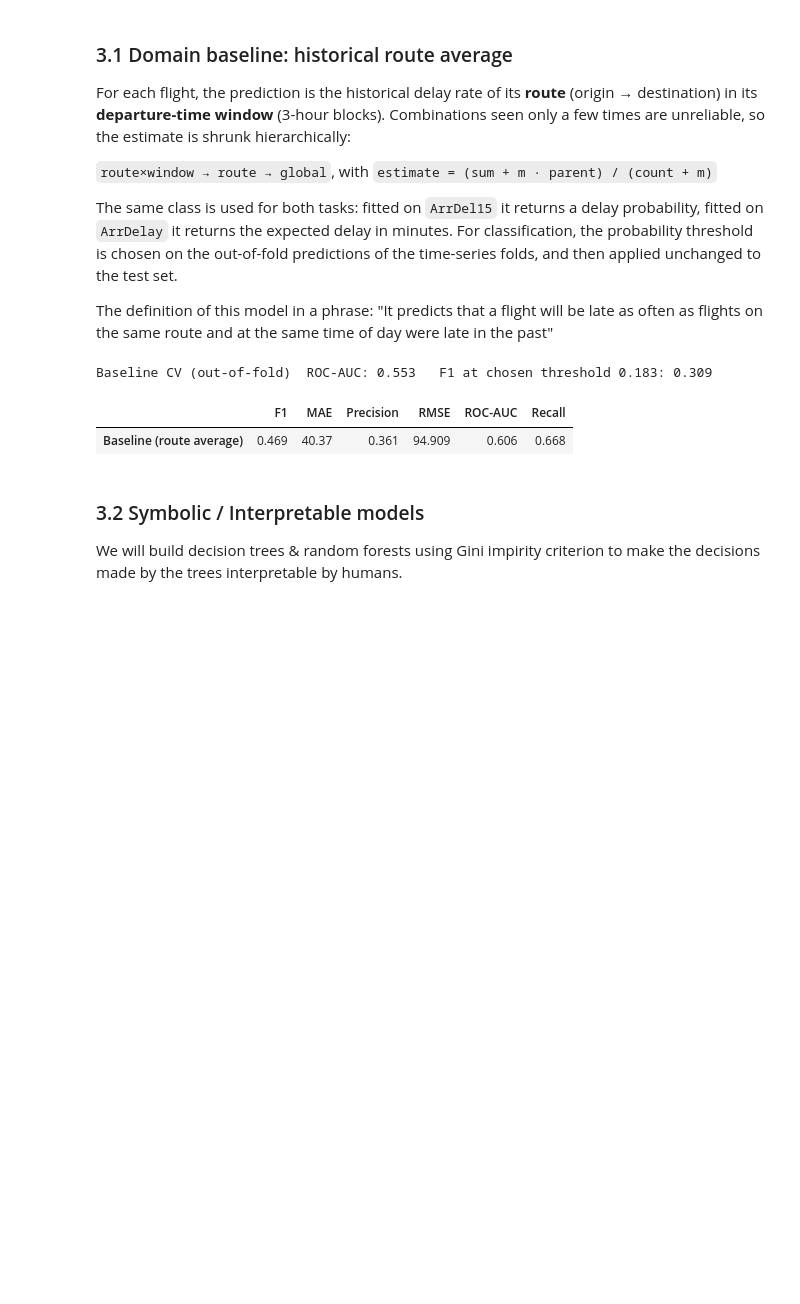
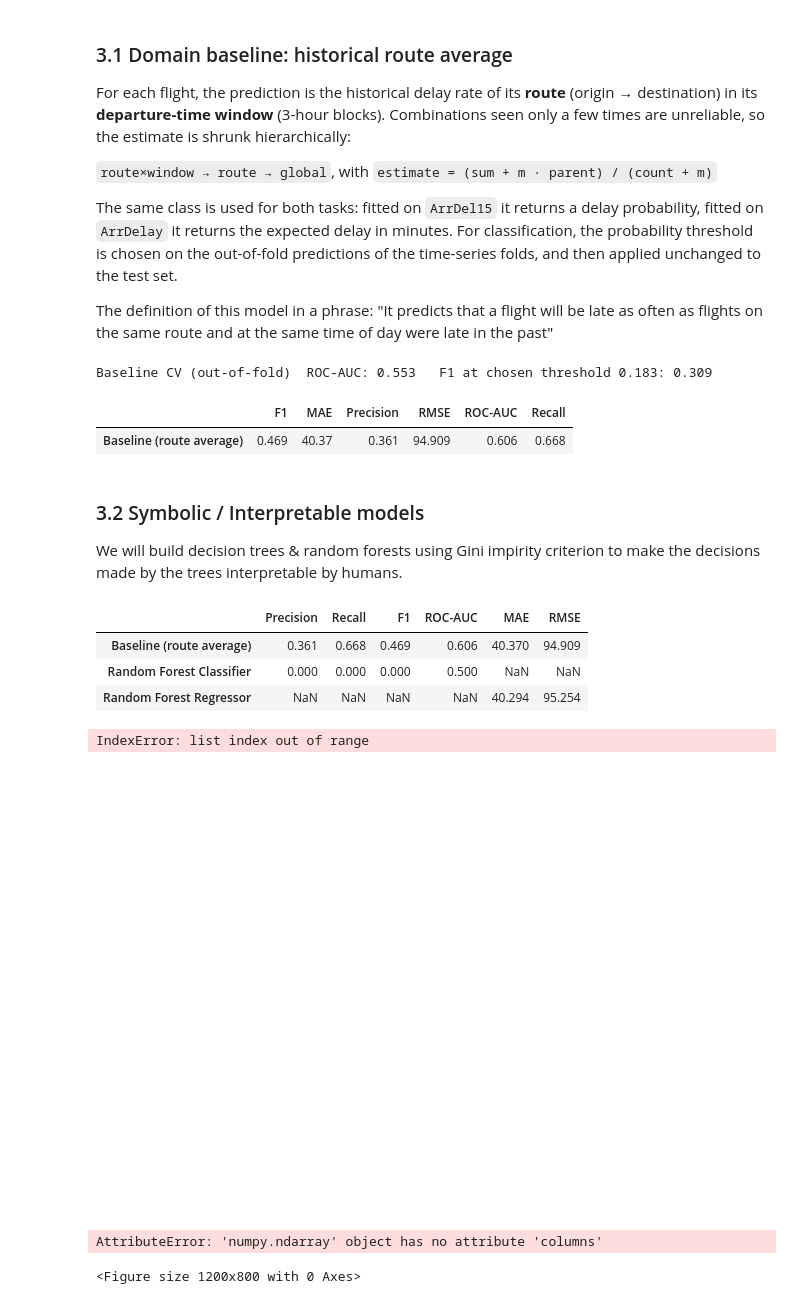
Before and after one commit to Ivangb-626/Data-mining, a Jupyter notebook: flight_prediction.ipynb, the cells around one changed output. Saved outputs shown, nothing was run; the diff lists cells and outputs as text; code cells hidden in the pictures; blank space fills up the shorter version.

```diff
--- a/flight_prediction.ipynb
+++ b/flight_prediction.ipynb
@@ -486,3 +475,60 @@ Baseline CV (out-of-fold)  ROC-AUC: 0.553   F1 at chosen threshold 0.183: 0.309
 ### 3.2 Symbolic / Interpretable models
 
 We will build decision trees & random forests using Gini impirity criterion to make the decisions made by the trees interpretable by humans.
+# %%
+from sklearn.ensemble import RandomForestClassifier, RandomForestRegressor
+
+MAX_DEPTH = 2
+# Criterion is set at default for 'gini'
+rf_clf = RandomForestClassifier(max_depth=MAX_DEPTH, random_state=42)
+rf_clf.fit(X_train, y_train_cls)
+
+# Criterion is set af default for 'squared error'
+rf_reg = RandomForestRegressor(max_depth=MAX_DEPTH, random_state=42)
+rf_reg.fit(X_train,y_train_reg)
+
+results["Random Forest Classifier"] = classification_scores(
+    y_test_cls, rf_clf.predict(X_test), thr
+)
+
+results["Random Forest Regressor"] = regression_scores(
+    y_test_reg, rf_reg.predict(X_test)
+)
+pd.DataFrame(results).T.round(3)
+# %% [output]
+|  | Precision | Recall | F1 | ROC-AUC | MAE | RMSE |
+| Baseline (route average) | 0.361 | 0.668 | 0.469 | 0.606 | 40.370 | 94.909 |
+| Random Forest Classifier | 0.000 | 0.000 | 0.000 | 0.500 | NaN | NaN |
+| Random Forest Regressor | NaN | NaN | NaN | NaN | 40.294 | 95.254 |
+# %%
+import  matplotlib.pyplot as plt
+from sklearn.tree import plot_tree
+
+plt.figure(figsize=(12,8), dpi=100)
+plot_tree(
+    rf_clf.estimators_[0],
+    feature_names=FEATURE_COLS,
+    class_names=[str(c) for c in rf_clf.classes_],
+    filled=True,
+    rounded=True
+)
+plt.show()
+# %% [output]
+IndexError: list index out of range
+[figure, added]
+# %%
+import matplotlib.pyplot as plt
+from sklearn.tree import plot_tree
+
+plt.figure(figsize=(12, 8), dpi=100)
+plot_tree(
+    rf_reg.estimators_[0],  # Pick the first tree in the regressor forest
+    feature_names=list(X_train.columns),
+    filled=True,
+    rounded=True
+)
+plt.title("Tree 0 from RandomForestRegressor")
+plt.show()
+# %% [output]
+AttributeError: 'numpy.ndarray' object has no attribute 'columns'
+<Figure size 1200x800 with 0 Axes>
```
Also changed, not shown: parts of 6 cells of this notebook.
